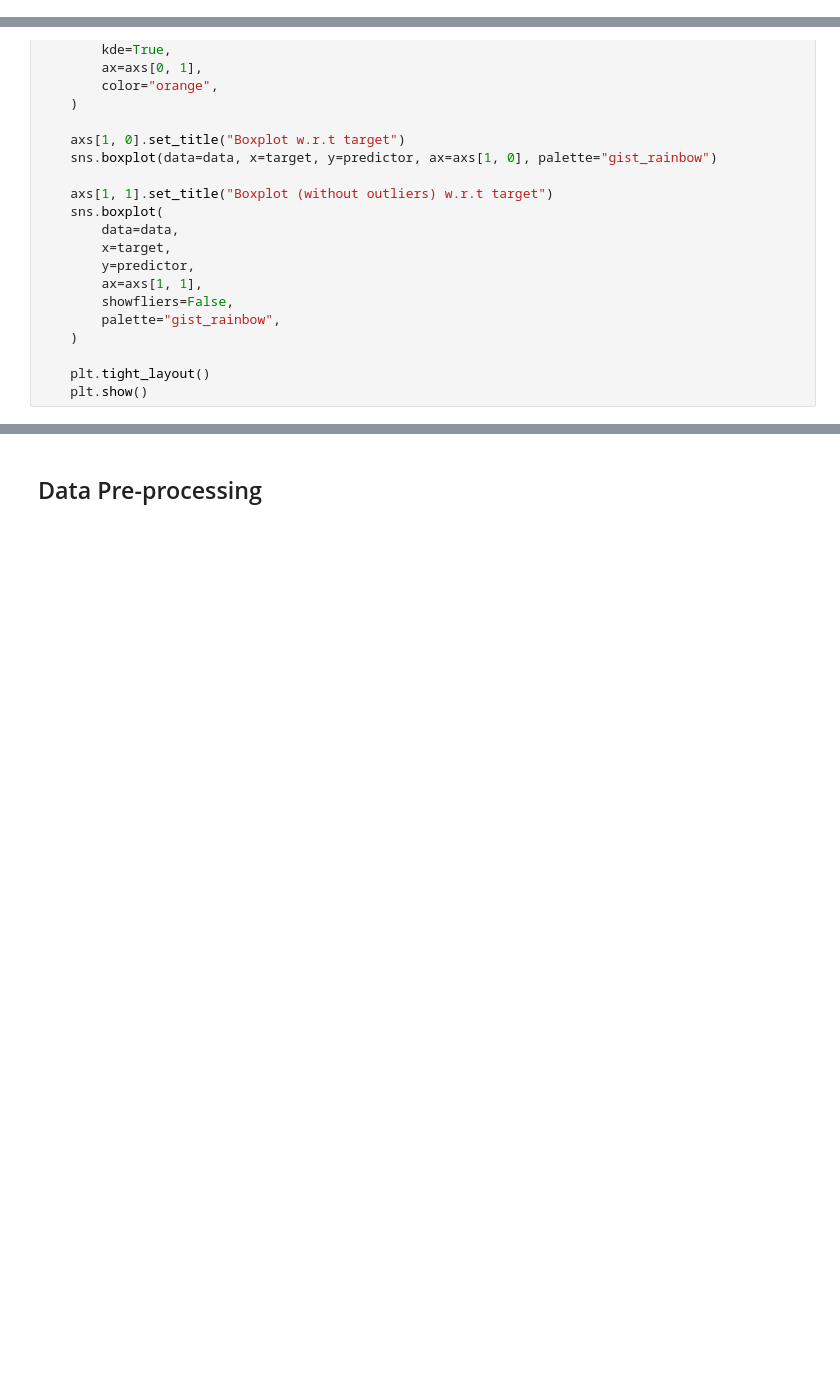
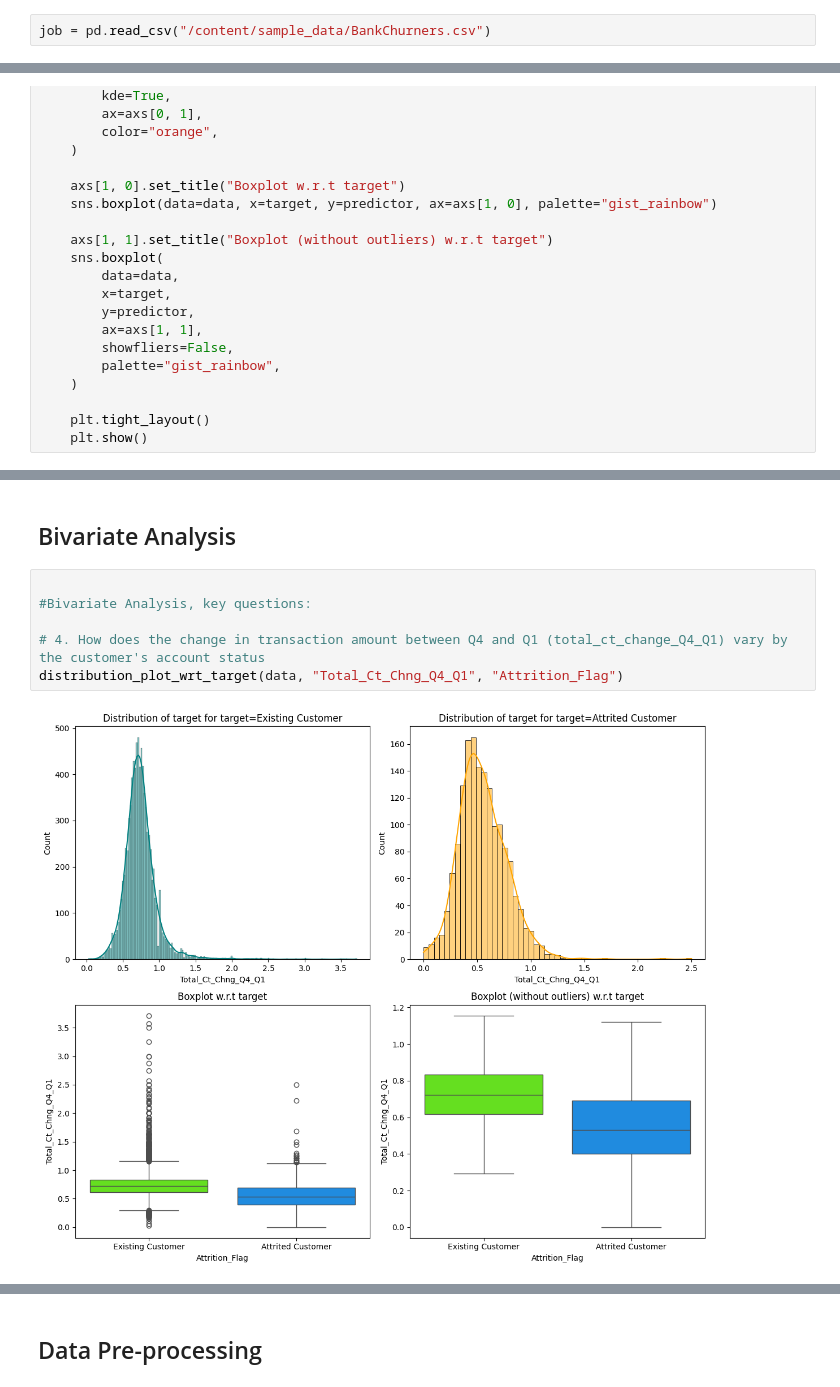
Before and after one commit to cmAIdx/AI-ML-Notebooks, a Jupyter notebook: Project3_Ensemble_ModelTuning_FullCode.ipynb, the cells around one changed output, grey strips where cells are left out. Saved outputs shown, nothing was run; the diff lists cells and outputs as text; blank space fills up the shorter version.

```diff
--- a/Project3_Ensemble_ModelTuning_FullCode.ipynb
+++ b/Project3_Ensemble_ModelTuning_FullCode.ipynb
@@ -164,2 +127,4 @@ warnings.filterwarnings("ignore")
 # %% [markdown]
 ## Loading the dataset
+# %%
+job = pd.read_csv("/content/sample_data/BankChurners.csv")
@@ -342,0 +506,10 @@ def distribution_plot_wrt_target(data, predictor, target):
+# %% [markdown]
+## Bivariate Analysis
+# %%
+
+#Bivariate Analysis, key questions:
+
+# 4. How does the change in transaction amount between Q4 and Q1 (total_ct_change_Q4_Q1) vary by the customer's account status
+distribution_plot_wrt_target(data, "Total_Ct_Chng_Q4_Q1", "Attrition_Flag")
+# %% [output]
+[figure, added]
```
Also changed, not shown: parts of 100 cells of this notebook.
